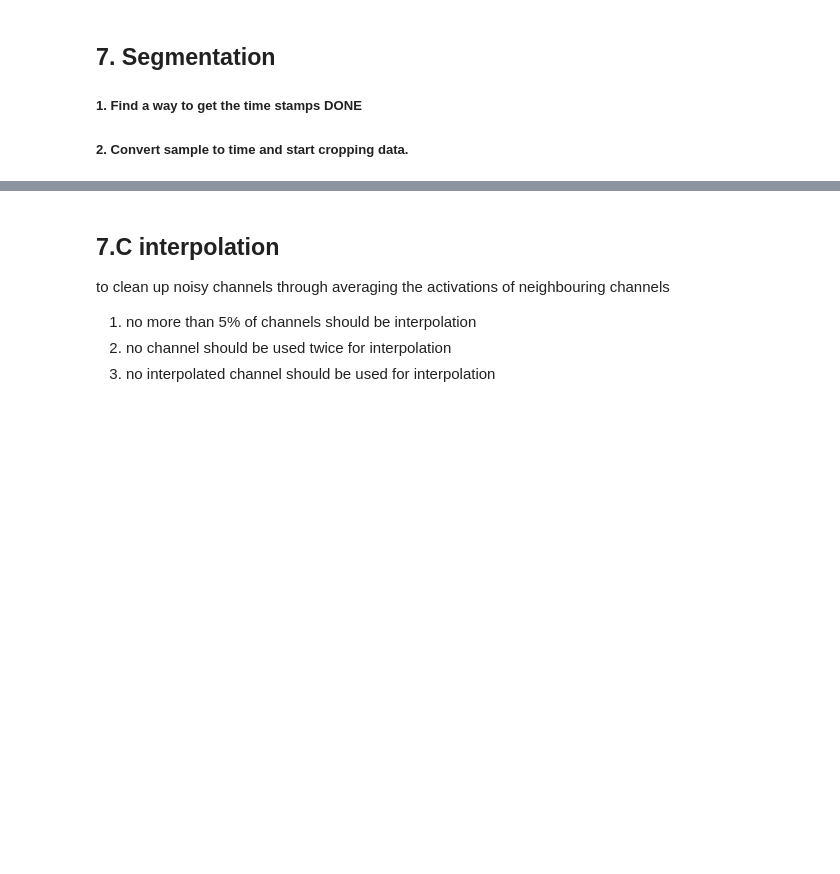
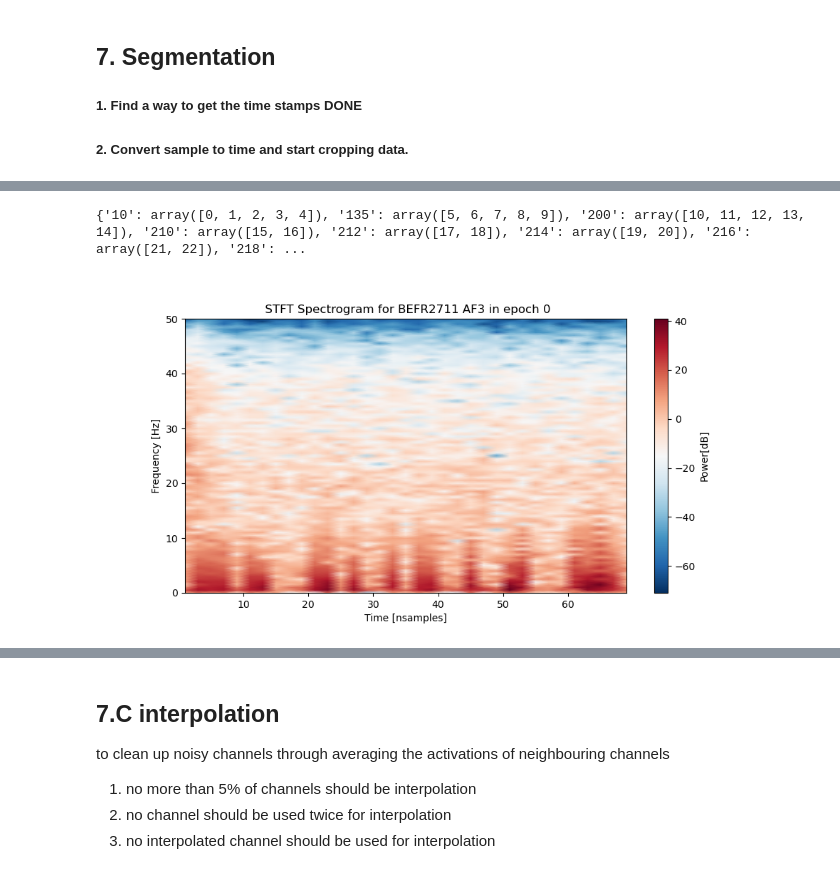
Before and after one commit to Bhargaverahkap/FPVS-Pypeline, a Jupyter notebook: FPVS_pypeline.ipynb, the cells around one changed output, grey strips where cells are left out. Cells and saved outputs as stored; diff of their text form; code cells hidden in the pictures; blank space fills up the shorter version.

```diff
--- a/FPVS_pypeline.ipynb
+++ b/FPVS_pypeline.ipynb
@@ -357,9 +340,9 @@ import cust_funcs as cf
 importlib.reload(cf)
 import ipympl
 
-matfile = Path("D:\Goffaux lab\Data set\Python_CSVfiles\edited_data\\6_fft-notchfilter 5_but 4_chan-select 3_ds 2_chanlocs 1_chanlabels DAFE1803.npy")
-lw6filepath = Path("D:\Goffaux lab\Data set\Python_CSVfiles\edited_data\\6_fft-notchfilter 5_but 4_chan-select 3_ds 2_chanlocs 1_chanlabels DAFE1803 mdata.npy")
+# matfile = Path("D:\Goffaux lab\Data set\Python_CSVfiles\edited_data\\6_fft-notchfilter 5_but 4_chan-select 3_ds 2_chanlocs 1_chanlabels DAFE1803.npy")
+# metafilepath = Path("D:\Goffaux lab\Data set\Python_CSVfiles\edited_data\\6_fft-notchfilter 5_but 4_chan-select 3_ds 2_chanlocs 1_chanlabels DAFE1803 mdata.npy")
 mat_data = np.load(matfile)
-lw6_data = np.load(lw6filepath, allow_pickle= True)
+meta_data = cf.load(metafilepath, allow_pickle= True)
 # %%
 # np.load("D:\Goffaux lab\Data set\Python_CSVfiles\7_ep 6_fft-notchfilter 5_but 4_chan-select 3_ds 2_chanlocs 1_chanlabels CHMA0501.npy")
@@ -418,5 +396,0 @@ eog_indices, eog_scores = ica.find_bads_eog(raw, ch_name='Fp1')
-# %%
-importlib.reload(cf)
-labels = np.squeeze(lw6_data["chanlocs"][0][0]["labels"])
-dataforICA = np.moveaxis(dataforICA,0,-1)
-cf.showmeICAoverlayedondata(dataforICA,ica_data,labels = labels, chid = eog_indices[0])
@@ -570,8 +545,14 @@ print(mat_data.shape)
+# %%
+print(eventrepdata)
+# %% [output]
+{'10': array([0, 1, 2, 3, 4]), '135': array([5, 6, 7, 8, 9]), '200': array([10, 11, 12, 13, 14]), '210': array([15, 16]), '212': array([17, 18]), '214': array([19, 20]), '216': array([21, 22]), '218': ...
 # %%
+## Plotting the Spectrogram
 importlib.reload(cf)
-mat_data = np.load(Path("D:\Goffaux lab\Data set\Python_CSVfiles\\8_ref3_interp 7_ep ica_filt6_fft-notchfilter 5_but 4_chan-select 3_ds 2_chanlocs 1_chanlabels CHMA0501.npy"))
-subjid = f"CHMA"
+subjid = metafilepath.stem.split()[-1]
 chid = 2
 epochid = 0
-titlestr = f" STFT Spectrogram for {subjid} {lw6_data["chanlocs"][0][0]["labels"][chid]}"
+titlestr = f" STFT Spectrogram for {subjid} {meta_data["chanlocs"]["labels"][chid]} in epoch {epochid}"
 cf.showmeSTFTSpectrogram(mat_data[:,:,epochid],chid = chid , titlestr = titlestr)
+# %% [output]
+[figure, added]
```
Also changed, not shown: parts of 56 cells of this notebook, 3 other files.
